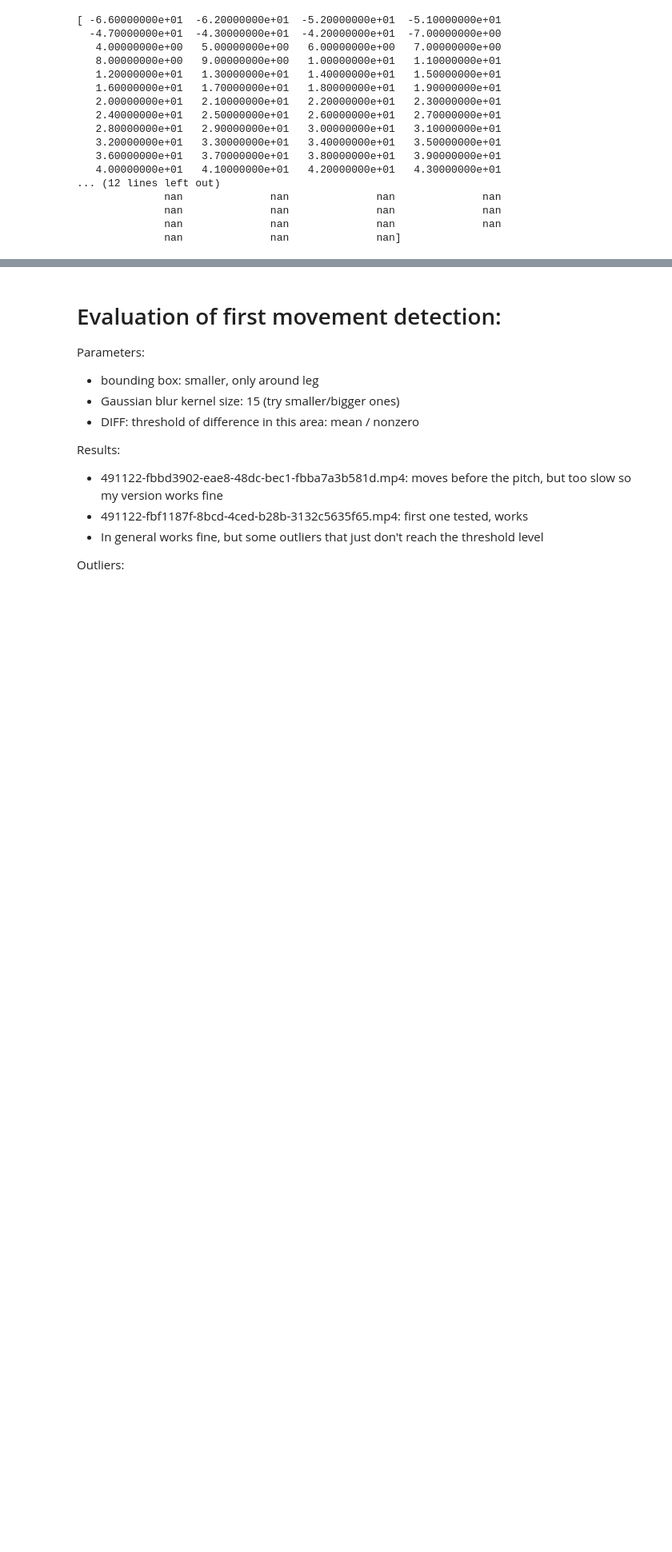
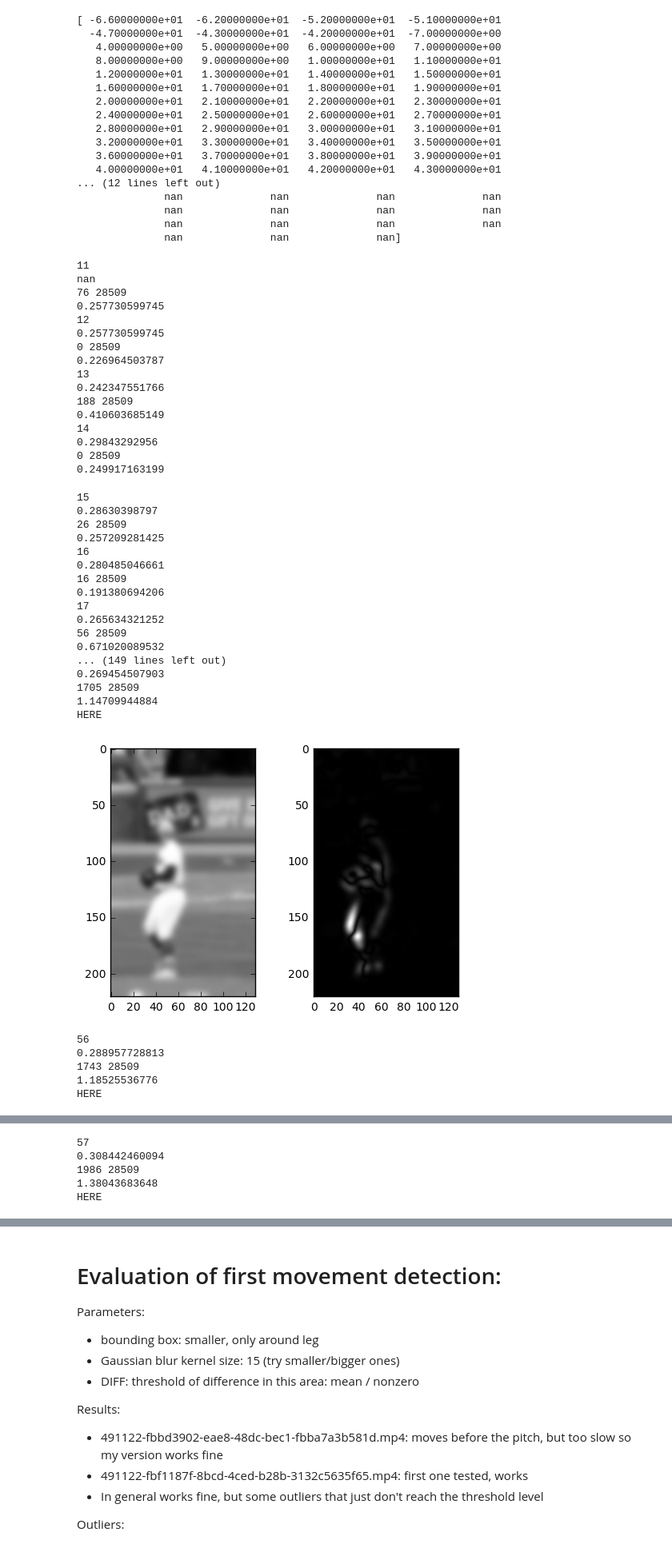
Before and after one commit to NinaWie/pitch_type, a Jupyter notebook: Release and first movement frame.ipynb, the cells around one changed output, grey strips where cells are left out. Shown at 80% size. Drawn from its saved outputs; the diff is of its cells as text; code cells hidden in the pictures; blank space fills up the shorter version.

```diff
--- a/Release and first movement frame.ipynb
+++ b/Release and first movement frame.ipynb
@@ -190,8 +190,9 @@ for pic in pos:
     plt.gray()
     plt.show()
 # %%
-vid_path = "/Volumes/Nina Backup/videos/atl/2017-05-07/center field/490570-0044dbdd-6368-4610-9372-03b90ad3715c.mp4"
-#vid_path =  "/Users/ninawiedemann/Desktop/UNI/Praktikum/491122-f57ef71a-f2e2-453b-9e56-40c7d9ff2b4a.mp4"
+# vid_path = "/Volumes/Nina Backup/videos/atl/2017-05-07/center field/490570-0044dbdd-6368-4610-9372-03b90ad3715c.mp4"
+vid_path =  "/Users/ninawiedemann/Desktop/UNI/Praktikum/491122-f57ef71a-f2e2-453b-9e56-40c7d9ff2b4a.mp4"
+#vid_path = "/Users/ninawiedemann/Desktop/UNI/Praktikum/491122-fbbd3902-eae8-48dc-bec1-fbba7a3b581d.mp4"
 #491122-fbbd3902-eae8-48dc-bec1-fbba7a3b581d.mp4" #491122-fbf1187f-8bcd-4ced-b28b-3132c5635f65.mp4"
 
 KERNEL_SIZE = 15
@@ -203,38 +204,78 @@ diffs = []
 for i in open(vid_path+".dat").readlines():
     datContent=ast.literal_eval(i)
 bottom_p=datContent['Pitcher']['bottom']
 left_p=datContent['Pitcher']['left']+80
 right_p=datContent['Pitcher']['right']-80
 top_p=datContent['Pitcher']['top'] #+130
 frames = np.zeros((167, bottom_p-top_p, right_p-left_p))
 nr_pix = frames.shape[1]*frames.shape[2]
 i = 0
 plt.figure()
 while i<90:
 
     ret, frame = video_capture.read()
     if frame is None:
         break
     pitcher = frame[top_p:bottom_p, left_p:right_p]
     # print(pitcher.shape)
     pitcher = np.mean(pitcher, axis = 2)
     pitcher = cv2.GaussianBlur(pitcher,(KERNEL_SIZE,KERNEL_SIZE),0)
     frames[i]= pitcher
-    if i > 50:
+    if i > 10:
         print(i)
         mean_diff = np.mean(diffs)
         print(mean_diff)
         diff = np.mean(np.absolute(pitcher-frames[i-1]))
         higher5 = np.sum(np.absolute(pitcher-frames[i-1])>5)
         print(higher5, nr_pix)
         diffs.append(diff)
         print(diff)
-        if np.sum(higher5)>FAC2*nr_pix: #diff> FACTOR* mean_diff: #DIFF:
+        if diff> FACTOR* mean_diff: #diff> FACTOR* mean_diff: #DIFF:
             print("HERE")
-        plt.subplot(121)
-        plt.imshow(pitcher)
-        plt.subplot(122)
-        plt.imshow(np.absolute(pitcher-frames[i-1]))
-        plt.gray()
-        plt.show()
+            plt.subplot(121)
+            plt.imshow(pitcher)
+            plt.subplot(122)
+            plt.imshow(np.absolute(pitcher-frames[i-1]))
+            plt.gray()
+            plt.show()
     i+=1
+# %% [output]
+11
+nan
+76 28509
+0.257730599745
+12
+0.257730599745
+0 28509
+0.226964503787
+13
+0.242347551766
+188 28509
+0.410603685149
+14
+0.29843292956
+0 28509
+0.249917163199
+15
+0.28630398797
+26 28509
+0.257209281425
+16
+0.280485046661
+16 28509
+0.191380694206
+17
+0.265634321252
+56 28509
+0.671020089532
+... (149 lines left out)
+0.269454507903
+1705 28509
+1.14709944884
+HERE
+[figure, added]
+56
+0.288957728813
+1743 28509
+1.18525536776
+HERE
@@ -240,0 +283,5 @@ while i<90:
+57
+0.308442460094
+1986 28509
+1.38043683648
+HERE
```
Also changed, not shown: parts of 2 cells of this notebook, 12 other files.
